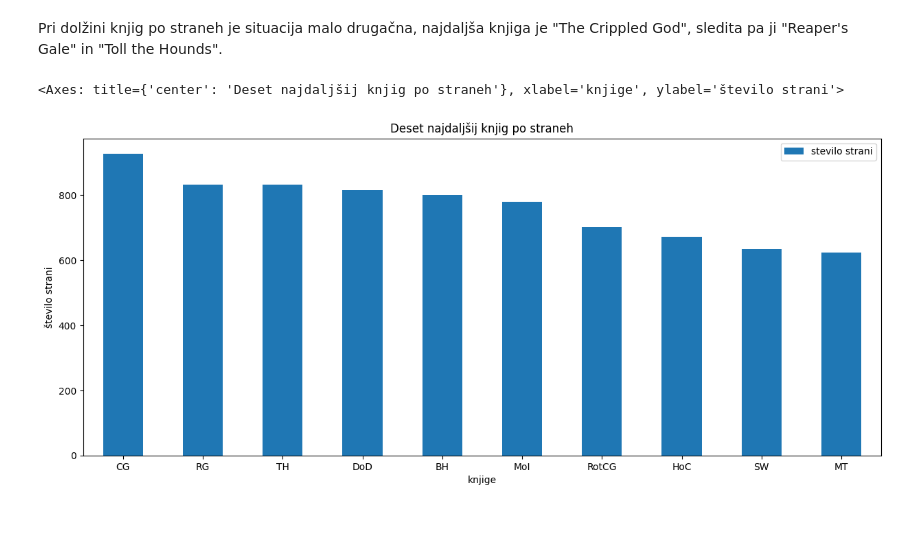
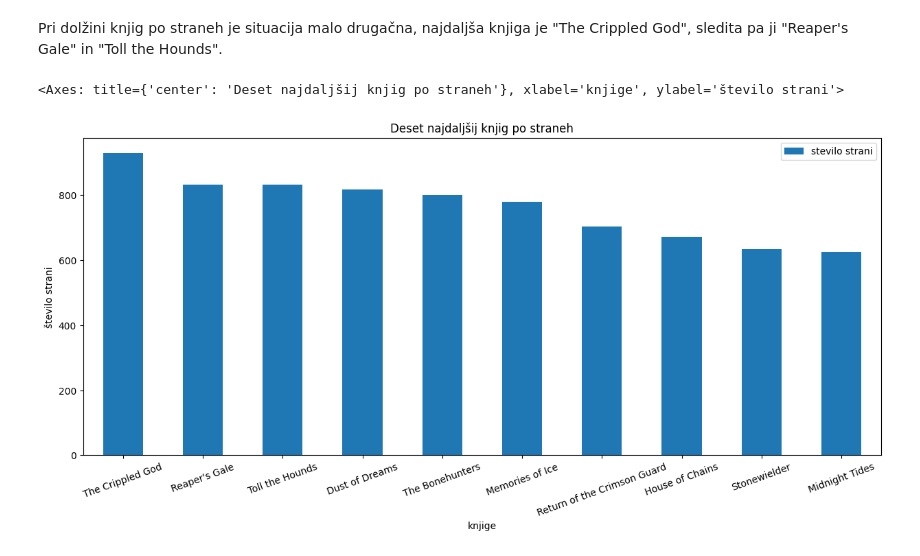
Before and after one commit to Neo-Mistral/Projektna-naloga, a Jupyter notebook: Analiziranje_dolzin_knjig.ipynb, the cells around one changed output. Saved outputs shown, nothing was run; the diff lists cells and outputs as text; code cells hidden in the pictures; blank space fills up the shorter version.

```diff
--- a/Analiziranje_dolzin_knjig.ipynb
+++ b/Analiziranje_dolzin_knjig.ipynb
@@ -109,7 +109,7 @@ dolzine_words_top10.plot.bar(x='kratica', y='stevilo besed', xlabel='knjige', yl
 # %% [markdown]
 Pri dolžini knjig po straneh je situacija malo drugačna, najdaljša knjiga je "The Crippled God", sledita pa ji "Reaper's Gale" in "Toll the Hounds".
 # %%
-dolzine_pages_top10.plot.bar(x='kratica', y='stevilo strani', xlabel='knjige', ylabel='število strani', figsize=(15, 6), title='Deset najdaljšij knjig po straneh', rot=0)
+dolzine_pages_top10.plot.bar(x='naslov', y='stevilo strani', xlabel='knjige', ylabel='število strani', figsize=(15, 6), title='Deset najdaljšij knjig po straneh', rot=20)
 # %% [output]
 <Axes: title={'center': 'Deset najdaljšij knjig po straneh'}, xlabel='knjige', ylabel='število strani'>
-[figure, old version]
+[figure, new version]
```
Also changed, not shown: parts of 6 cells of this notebook, 7 other files.
